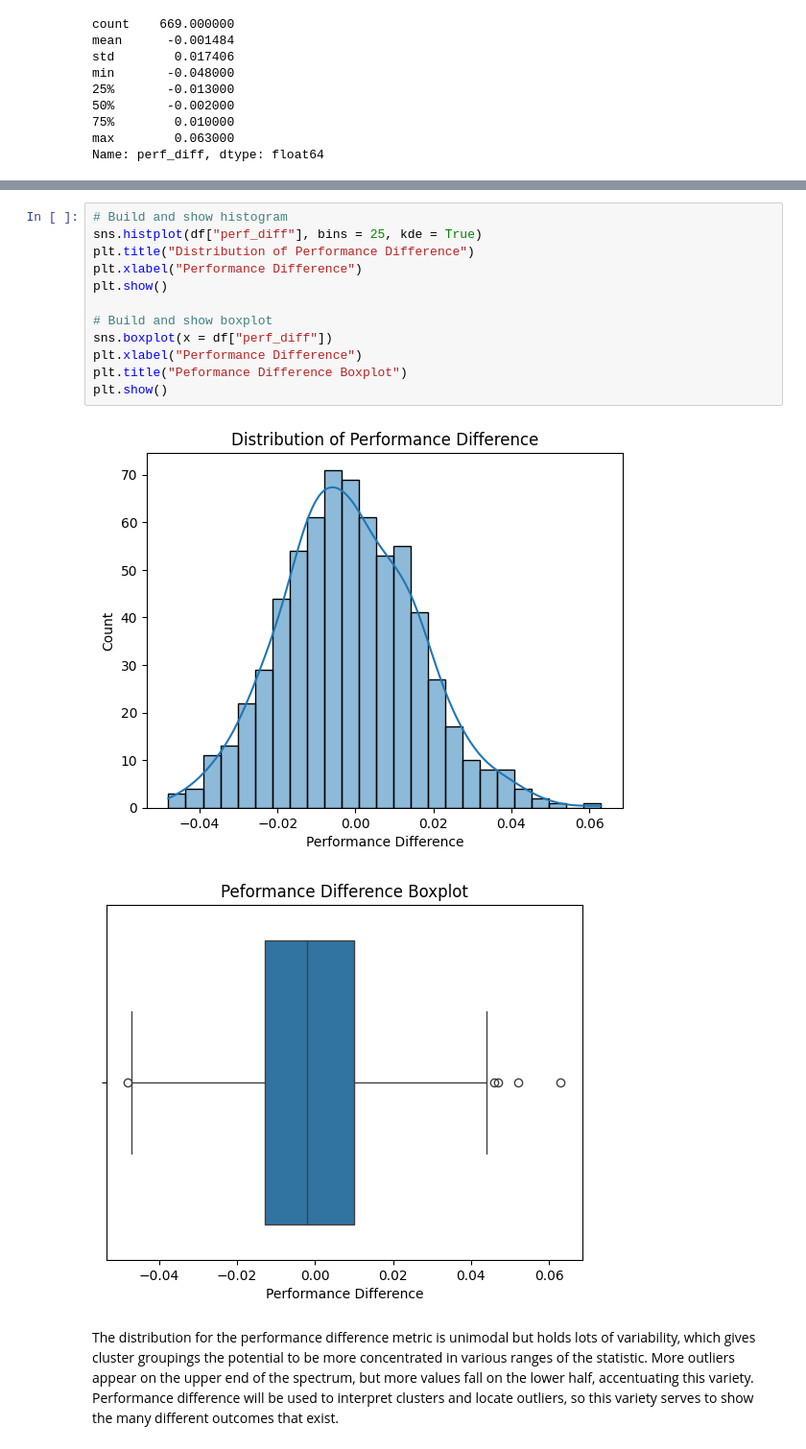
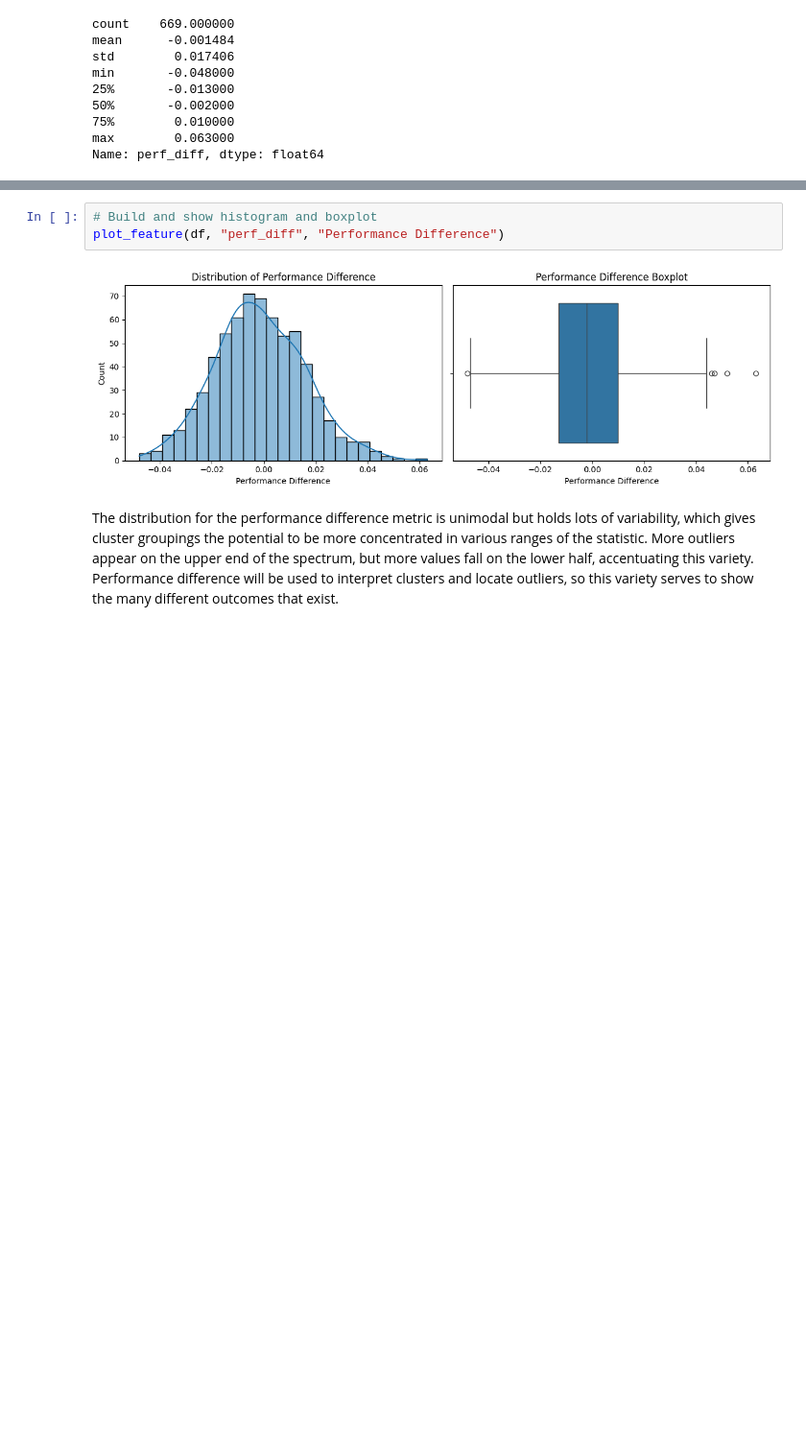
Before and after one commit to Chris83848/MLB-Data-Mining, a Jupyter notebook: notebooks/Complete_Implementation.ipynb, the cells around one changed output, grey strips where cells are left out. Shown at 96% size. Drawn from its saved outputs; the diff is of its cells as text; blank space fills up the shorter version.

```diff
--- a/notebooks/Complete_Implementation.ipynb
+++ b/notebooks/Complete_Implementation.ipynb
@@ -327,18 +321,8 @@ This statistic was created to measure the difference between a player's expected
 # %%
-# Build and show histogram
-sns.histplot(df["perf_diff"], bins = 25, kde = True)
-plt.title("Distribution of Performance Difference")
-plt.xlabel("Performance Difference")
-plt.show()
-
-# Build and show boxplot
-sns.boxplot(x = df["perf_diff"])
-plt.xlabel("Performance Difference")
-plt.title("Peformance Difference Boxplot")
-plt.show()
+# Build and show histogram and boxplot
+plot_feature(df, "perf_diff", "Performance Difference")
 # %% [output]
-[figure, old version]
+[figure, new version]
-[figure, removed]
 # %% [markdown]
 The distribution for the performance difference metric is unimodal but holds lots of variability, which gives cluster groupings the potential to be more concentrated in various ranges of the statistic. More outliers appear on the upper end of the spectrum, but more values fall on the lower half, accentuating this variety. Performance difference will be used to interpret clusters and locate outliers, so this variety serves to show the many different outcomes that exist.
 # %% [markdown]
```
Also changed, not shown: parts of 18 cells of this notebook.
